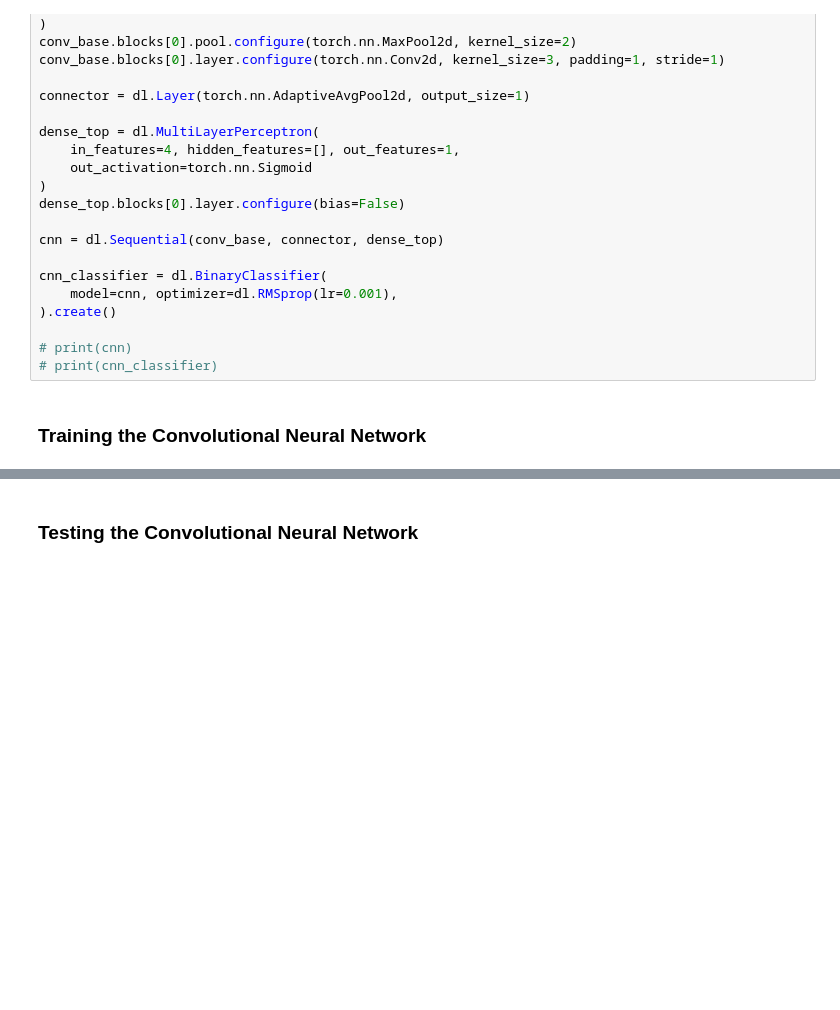
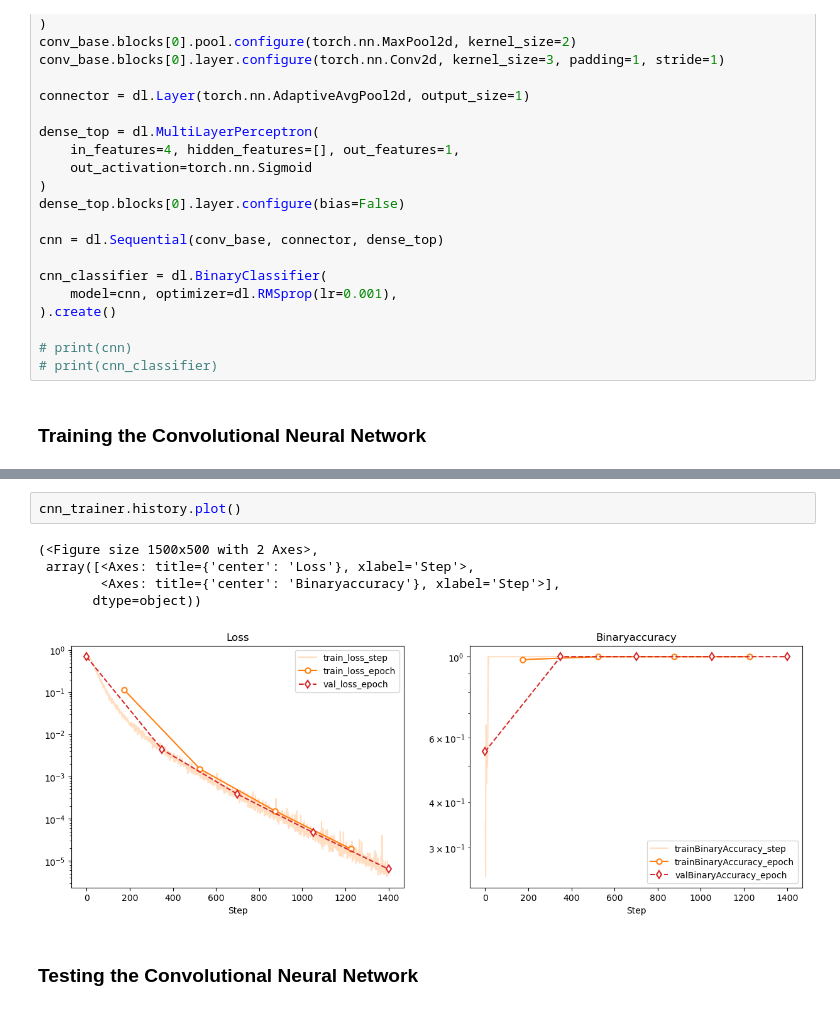
Before and after one commit to Jacob-sandstrom/TIF360_Advanced-machine-learning-with-neural-networks, a Jupyter notebook: HW2/Q1.ipynb, the cells around one changed output, grey strips where cells are left out. Cells and saved outputs as stored; diff of their text form; blank space fills up the shorter version.

```diff
--- a/HW2/Q1.ipynb
+++ b/HW2/Q1.ipynb
@@ -152,3 +151,11 @@ c:\Users\jojac\anaconda3\envs\stoch\Lib\site-packages\lightning\pytorch\trainer\
+# %%
+cnn_trainer.history.plot()
+# %% [output]
+(<Figure size 1500x500 with 2 Axes>,
+ array([<Axes: title={'center': 'Loss'}, xlabel='Step'>,
+        <Axes: title={'center': 'Binaryaccuracy'}, xlabel='Step'>],
+       dtype=object))
+[figure, added]
 # %% [markdown]
 ### Testing the Convolutional Neural Network
 # %%
```
Also changed, not shown: parts of 3 cells of this notebook, 3 other files.
